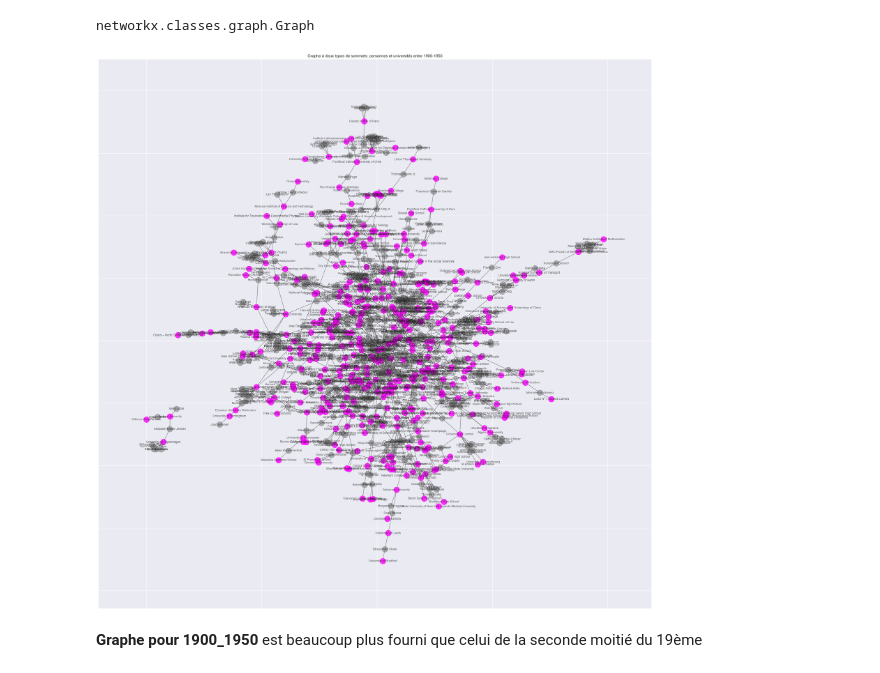
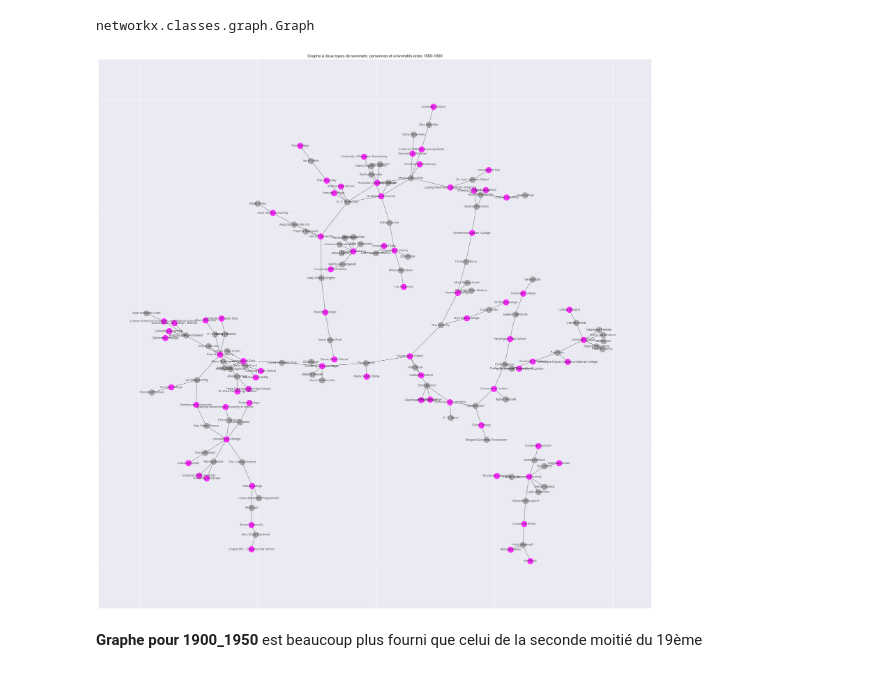
Before and after one commit to AliaBrah/militants_droit_femmes, a Jupyter notebook: S_2/carnets/analyse_reseaux.ipynb, the cells around one changed output. Drawn from its saved outputs; the diff is of its cells as text; code cells hidden in the pictures.

```diff
--- a/S_2/carnets/analyse_reseaux.ipynb
+++ b/S_2/carnets/analyse_reseaux.ipynb
@@ -200,7 +200,7 @@ Il s'agit d'un graphe de type 'bipartite'
 # %%
 l = []
 for i in ldf:
-    if i['periode'] == '1900_1950':
+    if i['periode'] == '1850_1900':
         l.append(tuple((i['nom'],i['universite'],
                         {'relationship': i['fk_uni'], "annee_naiss": i['annee_nais'], "periode": i['periode'] })))
 l[:5]
@@ -382,26 +388,25 @@ networkx.classes.graph.Graph
 # %%
 plt.figure(figsize = (30,30))
 
 #g = POG
 g = u
 
 #pos = nx.kamada_kawai_layout(g)
 pos = nx.spring_layout(g)
 
 no = [x for x,y in g.nodes(data=True) if y['type']=='O']
 np = [x for x,y in g.nodes(data=True) if y['type']=='P']
 
 co = 'fuchsia'
 cp = 'grey'
 nx.draw_networkx_nodes(g, pos, nodelist=np, node_color=cp, alpha=0.6)
 nx.draw_networkx_nodes(g, pos, nodelist=no, node_color=co, alpha=0.8)
 nx.draw_networkx_edges(g, pos, alpha=0.6) # edgelist=ln, edge_color=c,
 nx.draw_networkx_labels(g, pos, alpha=0.7, font_size=9)
-plt.savefig('images/graphe_bipartite_20.jpg')
-plt.title('Graphe à deux types de sommets: personnes et universités entre 1900-1950')
+plt.title('Graphe à deux types de sommets: personnes et universités entre 1850-1900')
 plt.show()
 # %% [output]
-[figure, old version]
+[figure, new version]
 # %% [markdown]
 **Graphe pour 1900_1950** est beaucoup plus fourni que celui de la seconde moitié du 19ème
 # %% [markdown]
```
Also changed, not shown: parts of 13 cells of this notebook.
